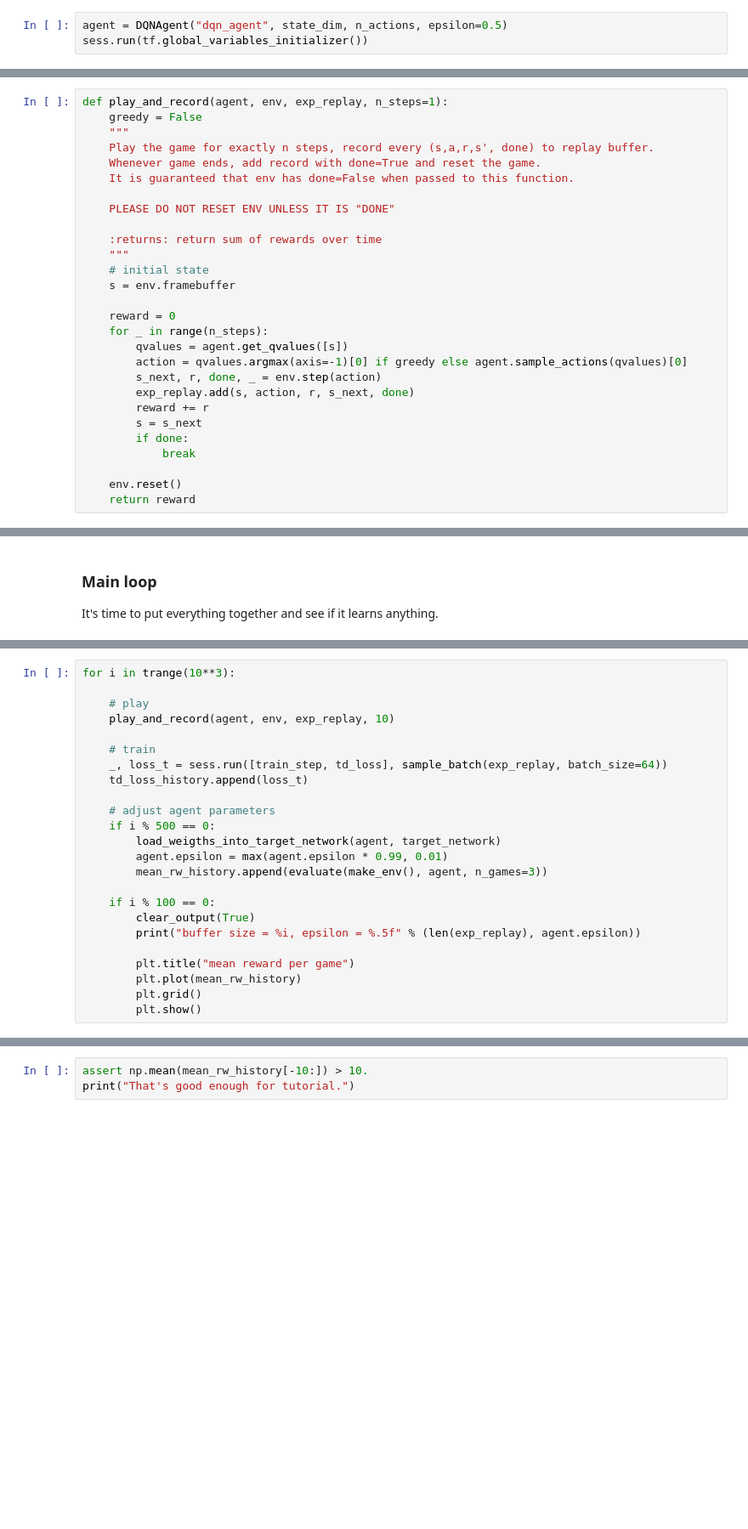
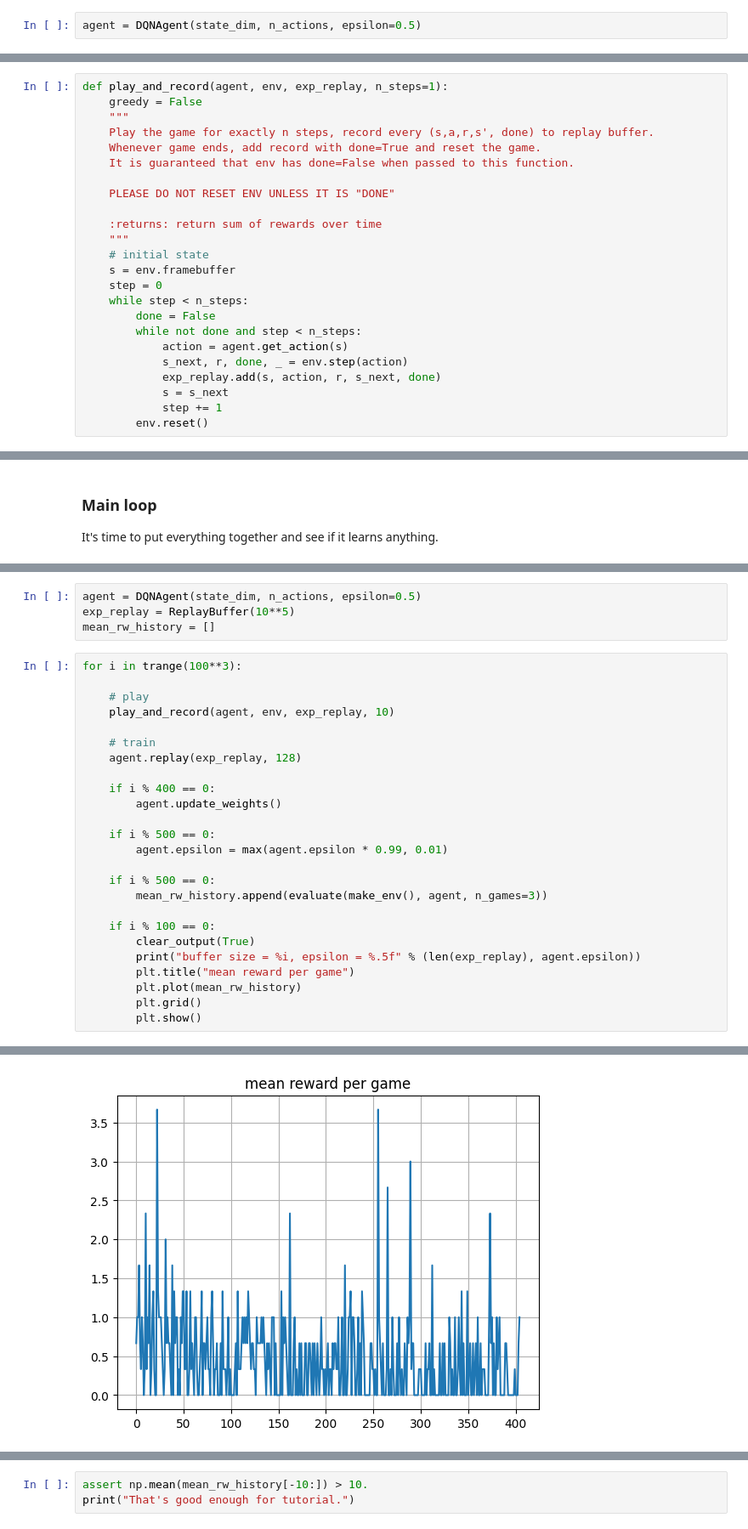
Before and after one commit to klima7/RL2-Exercises, a Jupyter notebook: Lab. 8.ipynb, the cells around one changed output, grey strips where cells are left out. Shown at 85% size. Drawn from its saved outputs; the diff is of its cells as text; blank space fills up the shorter version.

```diff
--- a/Lab. 8.ipynb
+++ b/Lab. 8.ipynb
@@ -199,4 +219,3 @@ class DQNAgent:
 # %%
-agent = DQNAgent("dqn_agent", state_dim, n_actions, epsilon=0.5)
-sess.run(tf.global_variables_initializer())
+agent = DQNAgent(state_dim, n_actions, epsilon=0.5)
 # %% [output]
@@ -327,20 +356,16 @@ def play_and_record(agent, env, exp_replay, n_steps=1):
     """
     # initial state
     s = env.framebuffer
-
-    reward = 0
-    for _ in range(n_steps):
-        qvalues = agent.get_qvalues([s])
-        action = qvalues.argmax(axis=-1)[0] if greedy else agent.sample_actions(qvalues)[0]
-        s_next, r, done, _ = env.step(action)
-        exp_replay.add(s, action, r, s_next, done)
-        reward += r
-        s = s_next
-        if done:
-            break
-
-    env.reset()
-    return reward
+    step = 0
+    while step < n_steps:
+        done = False
+        while not done and step < n_steps:
+            action = agent.get_action(s)
+            s_next, r, done, _ = env.step(action)
+            exp_replay.add(s, action, r, s_next, done)
+            s = s_next
+            step += 1
+        env.reset()
 # %%
 # testing your code. This may take a minute...
 exp_replay = ReplayBuffer(20000)
@@ -475,24 +433,30 @@ def sample_batch(exp_replay, batch_size):
+# %%
+agent = DQNAgent(state_dim, n_actions, epsilon=0.5)
+exp_replay = ReplayBuffer(10**5)
+mean_rw_history = []
 # %%
-for i in trange(10**3):
+for i in trange(100**3):
 
     # play
     play_and_record(agent, env, exp_replay, 10)
 
     # train
-    _, loss_t = sess.run([train_step, td_loss], sample_batch(exp_replay, batch_size=64))
-    td_loss_history.append(loss_t)
+    agent.replay(exp_replay, 128)
 
-    # adjust agent parameters
+    if i % 400 == 0:
+        agent.update_weights()
+
     if i % 500 == 0:
-        load_weigths_into_target_network(agent, target_network)
         agent.epsilon = max(agent.epsilon * 0.99, 0.01)
+
+    if i % 500 == 0:
         mean_rw_history.append(evaluate(make_env(), agent, n_games=3))
 
     if i % 100 == 0:
         clear_output(True)
         print("buffer size = %i, epsilon = %.5f" % (len(exp_replay), agent.epsilon))
-
         plt.title("mean reward per game")
         plt.plot(mean_rw_history)
         plt.grid()
         plt.show()
+# %% [output]
@@ -498,0 +464 @@ for i in trange(10**3):
+[figure, added]
```
Also changed, not shown: parts of 21 cells of this notebook.
